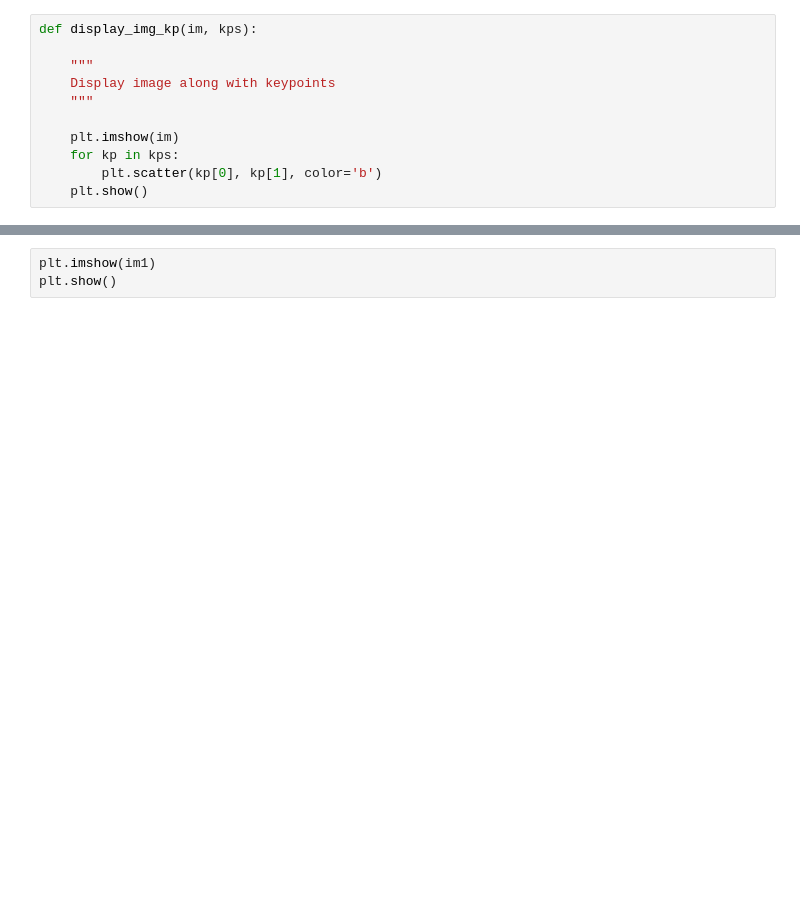
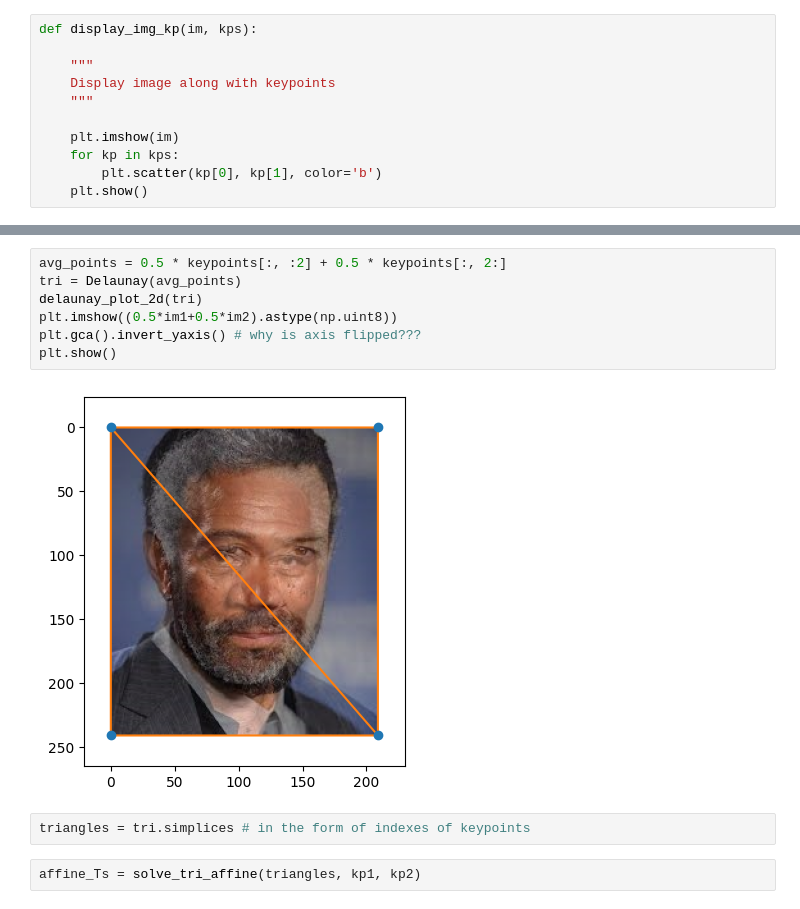
Before and after one commit to Davidyao99/image_morphing, a Jupyter notebook: image_morph.ipynb, the cells around one changed output, grey strips where cells are left out. Drawn from its saved outputs; the diff is of its cells as text; blank space fills up the shorter version.

```diff
--- a/image_morph.ipynb
+++ b/image_morph.ipynb
@@ -67,3 +121,13 @@ display_img_kp(im2, keypoints[:, 2:])
 # %%
-plt.imshow(im1)
+avg_points = 0.5 * keypoints[:, :2] + 0.5 * keypoints[:, 2:]
+tri = Delaunay(avg_points)
+delaunay_plot_2d(tri)
+plt.imshow((0.5*im1+0.5*im2).astype(np.uint8))
+plt.gca().invert_yaxis() # why is axis flipped???
 plt.show()
+# %% [output]
+[figure, added]
+# %%
+triangles = tri.simplices # in the form of indexes of keypoints
+# %%
+affine_Ts = solve_tri_affine(triangles, kp1, kp2)
```
Also changed, not shown: parts of 10 cells of this notebook.
